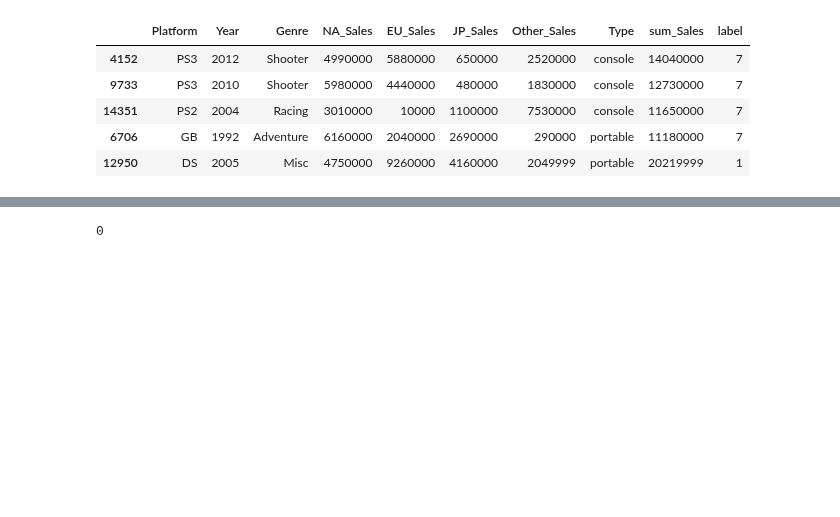
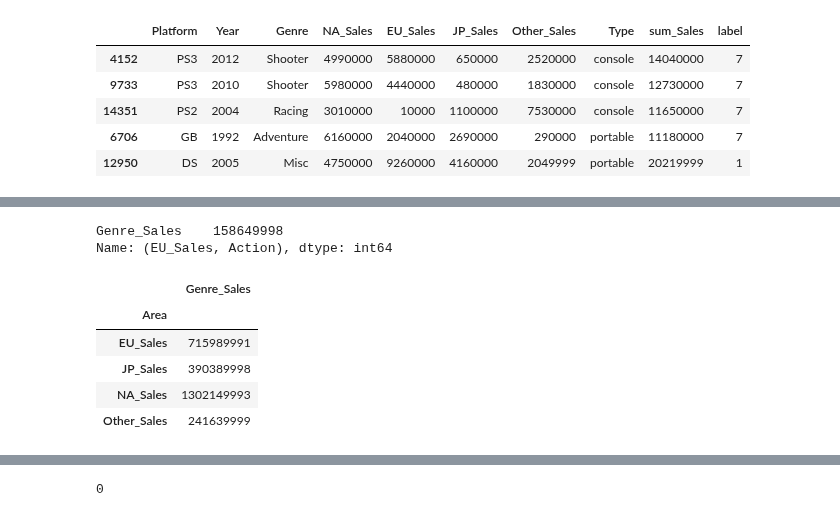
Before and after one commit to LamuneGitHub/A001_Python_Test, a Jupyter notebook: AI15_Prj_01/AI15-P1-이상필.ipynb, the cells around one changed output, grey strips where cells are left out. Saved outputs shown, nothing was run; the diff lists cells and outputs as text; code cells hidden in the pictures; blank space fills up the shorter version.

```diff
--- a/AI15_Prj_01/AI15-P1-이상필.ipynb
+++ b/AI15_Prj_01/AI15-P1-이상필.ipynb
@@ -821,0 +1043,15 @@ df['hit'] = df.label.apply ( lambda x : True if x in list_cluster_hit_game else
+# %%
+df_tmp_rslt.loc[('EU_Sales','Action')]
+# %% [output]
+Genre_Sales    158649998
+Name: (EU_Sales, Action), dtype: int64
+# %%
+df_tmp_02 = df_tmp.groupby( by = [ 'Area' ] ).sum()
+df_tmp_02
+# %% [output]
+|  | Genre_Sales |
+| Area |  |
+| EU_Sales | 715989991 |
+| JP_Sales | 390389998 |
+| NA_Sales | 1302149993 |
+| Other_Sales | 241639999 |
```
Also changed, not shown: parts of 16 cells of this notebook.
